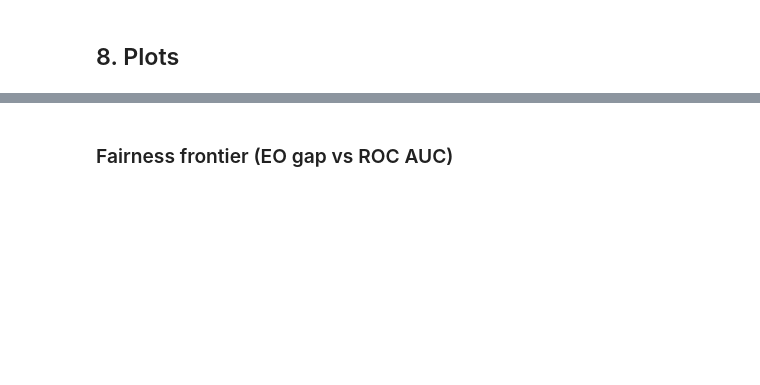
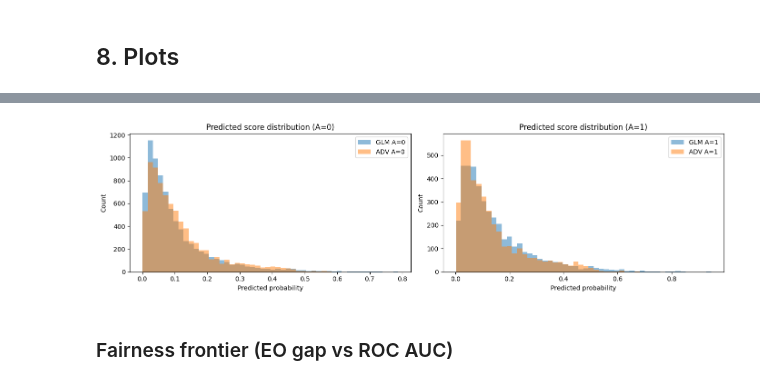
Before and after one commit to ferryhe/bias_mitigation_insurance_pricing, a Jupyter notebook: notebooks/credit_fairness_demo.ipynb, the cells around one changed output, grey strips where cells are left out. Drawn from its saved outputs; the diff is of its cells as text; code cells hidden in the pictures; blank space fills up the shorter version.

```diff
--- a/notebooks/credit_fairness_demo.ipynb
+++ b/notebooks/credit_fairness_demo.ipynb
@@ -199,3 +199,26 @@ plt.show()
+# %%
+fig, axes = plt.subplots(1, 2, figsize=(14, 4))
+
+for ax, group in zip(axes, [0, 1]):
+    mask = (A_test == group)
+
+    # Build common bin edges from the union of GLM + ADV scores for this group
+    all_scores = np.concatenate([y_proba_glm[mask], y_proba_adv[mask]])
+    bins = np.linspace(all_scores.min(), all_scores.max(), 51)  # 50 bins
+
+    # Plot histograms using the same bins
+    ax.hist(y_proba_glm[mask], bins=bins, alpha=0.5, label=f"GLM A={group}")
+    ax.hist(y_proba_adv[mask], bins=bins, alpha=0.5, label=f"ADV A={group}")
+
+    ax.set_title(f"Predicted score distribution (A={group})")
+    ax.set_xlabel("Predicted probability")
+    ax.set_ylabel("Count")
+    ax.legend()
+
+plt.tight_layout()
+plt.show()
+# %% [output]
+[figure, added]
 # %% [markdown]
 ### Fairness frontier (EO gap vs ROC AUC)
 # %%
```
Also changed, not shown: parts of 8 cells of this notebook, 34 other files.
